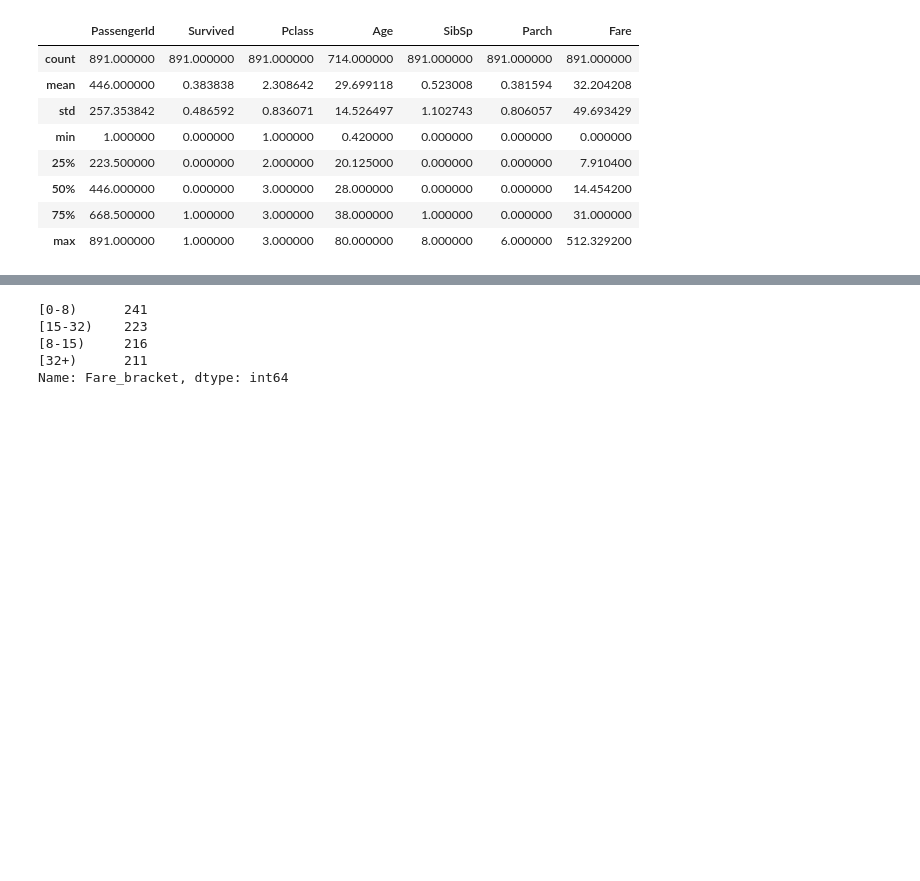
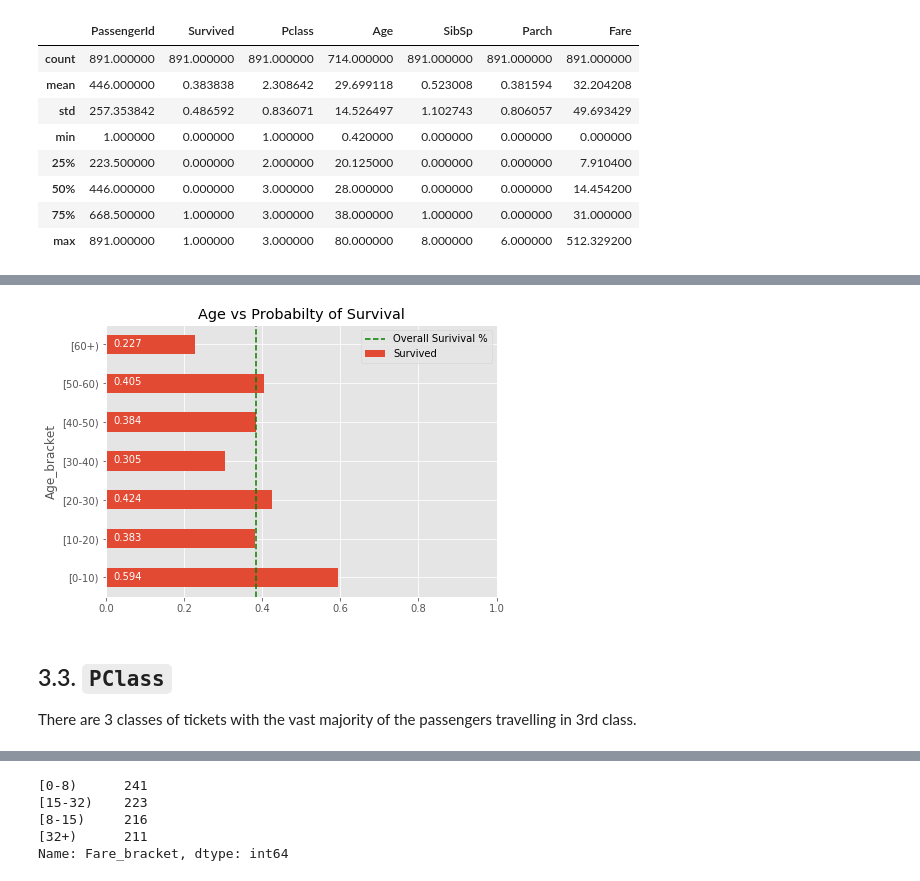
Before and after one commit to JayRajasekharan/Machine-Learning, a Jupyter notebook: Titanic/Titanic.ipynb, the cells around one changed output, grey strips where cells are left out. Cells and saved outputs as stored; diff of their text form; code cells hidden in the pictures; blank space fills up the shorter version.

```diff
--- a/Titanic/Titanic.ipynb
+++ b/Titanic/Titanic.ipynb
@@ -315,0 +244,9 @@ Let's transform the `Fare` variable into a categorical field based on the quarti
+# %%
+plot_helper(train_df[['Age_bracket','Survived']].groupby(['Age_bracket']).mean(),
+            "Age vs Probabilty of Survival", pct_survived)
+# %% [output]
+[figure, added]
+# %% [markdown]
+## 3.3. `PClass`<a id="3.3."></a>
+
+There are 3 classes of tickets with the vast majority of the passengers travelling in 3rd class.
```
Also changed, not shown: parts of 147 cells of this notebook, 3 other files.
